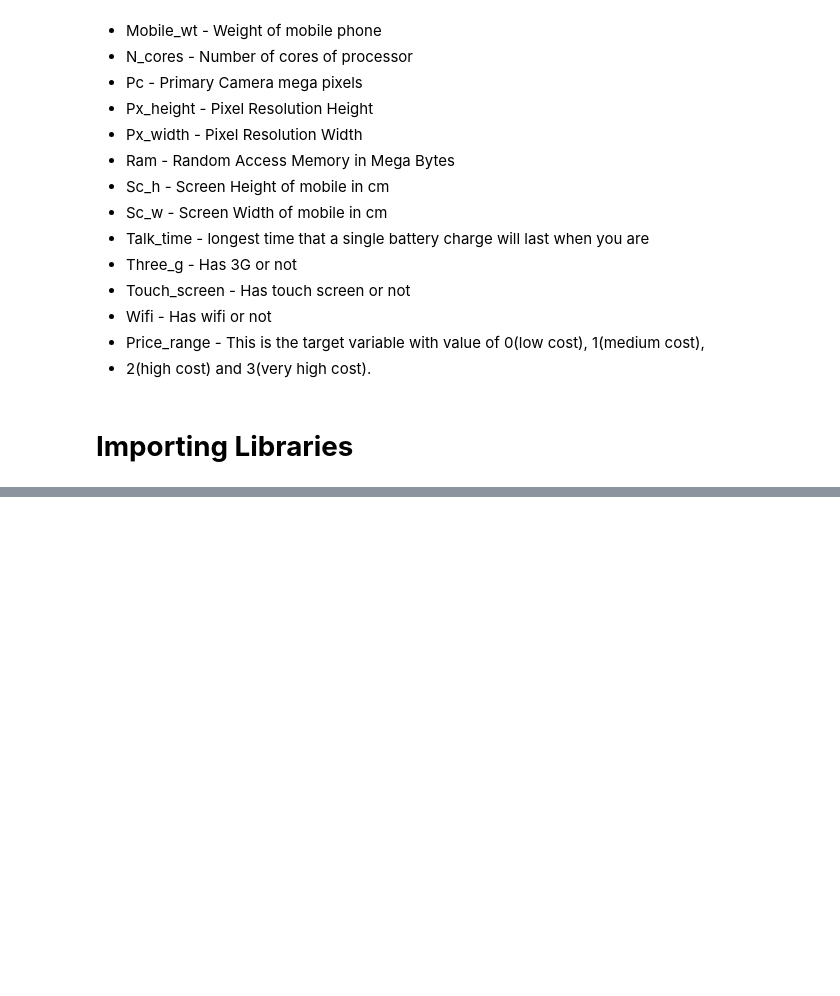
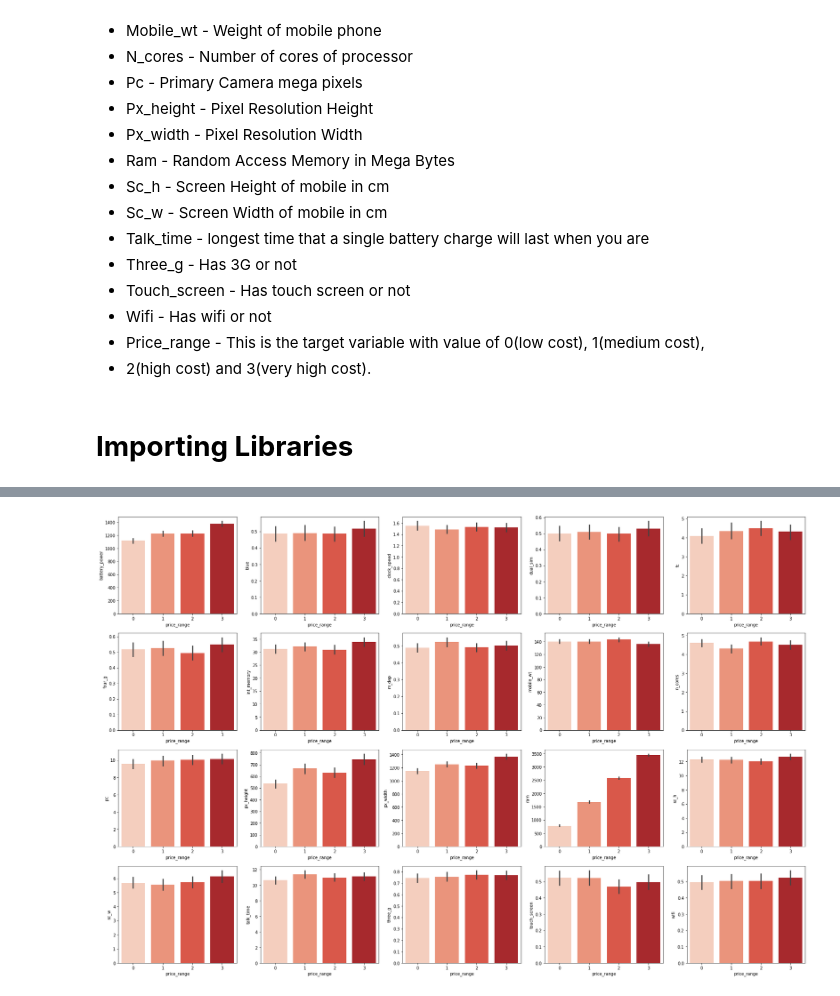
Before and after one commit to brahma102/Bike-Sharing-Demand-Prediction, a Jupyter notebook: Mobile_Price_Range_Prediction.ipynb, the cells around one changed output, grey strips where cells are left out. Drawn from its saved outputs; the diff is of its cells as text; code cells hidden in the pictures; blank space fills up the shorter version.

```diff
--- a/Mobile_Price_Range_Prediction.ipynb
+++ b/Mobile_Price_Range_Prediction.ipynb
@@ -63,0 +217,11 @@ from sklearn.metrics import roc_curve
+# %%
+fig, axes = plt.subplots(4, 5, figsize=(30, 20))
+k=0
+for i in range(4):
+  for j in range(5):
+
+      sns.barplot(ax=axes[i, j],data=data,x='price_range',y=column[k],palette = 'Reds')
+
+      k=k+1
+# %% [output]
+[figure, added]
```
Also changed, not shown: parts of 20 cells of this notebook.
